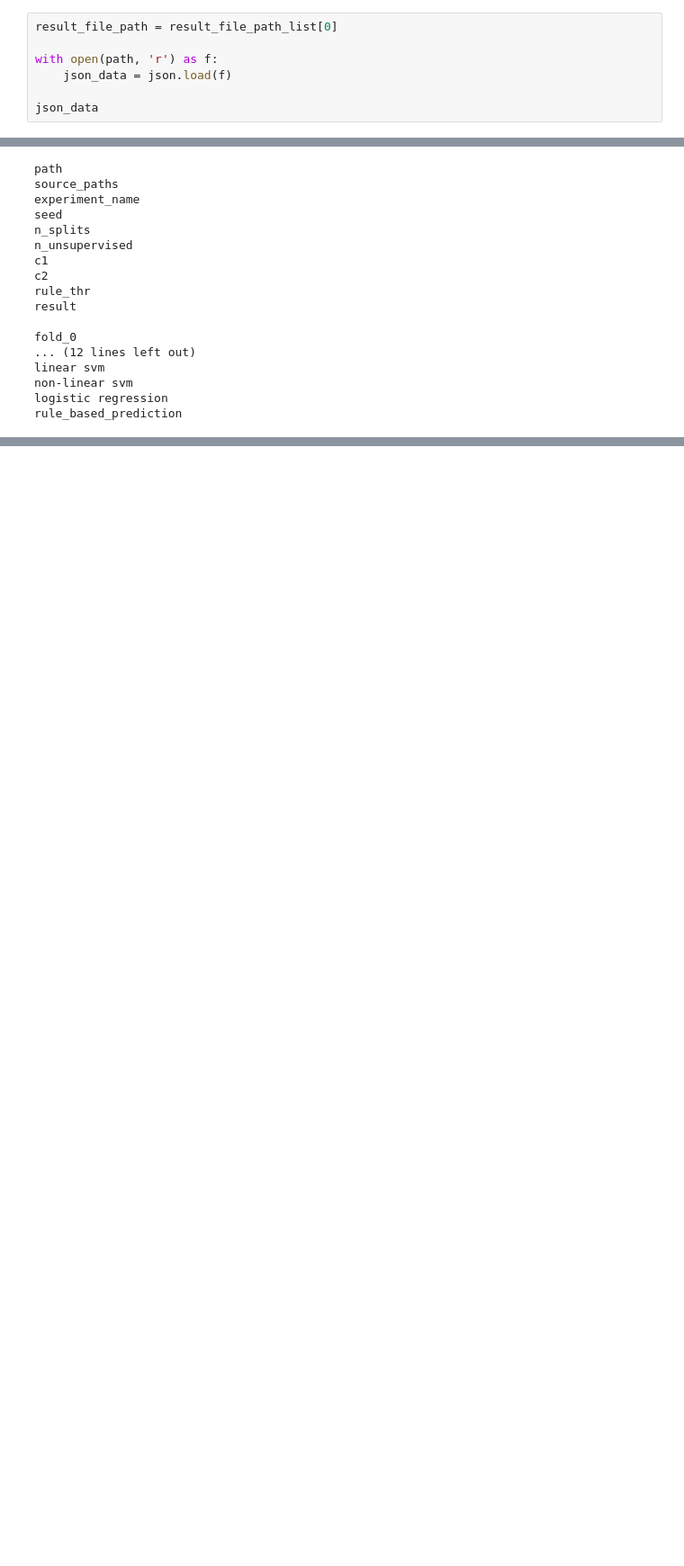
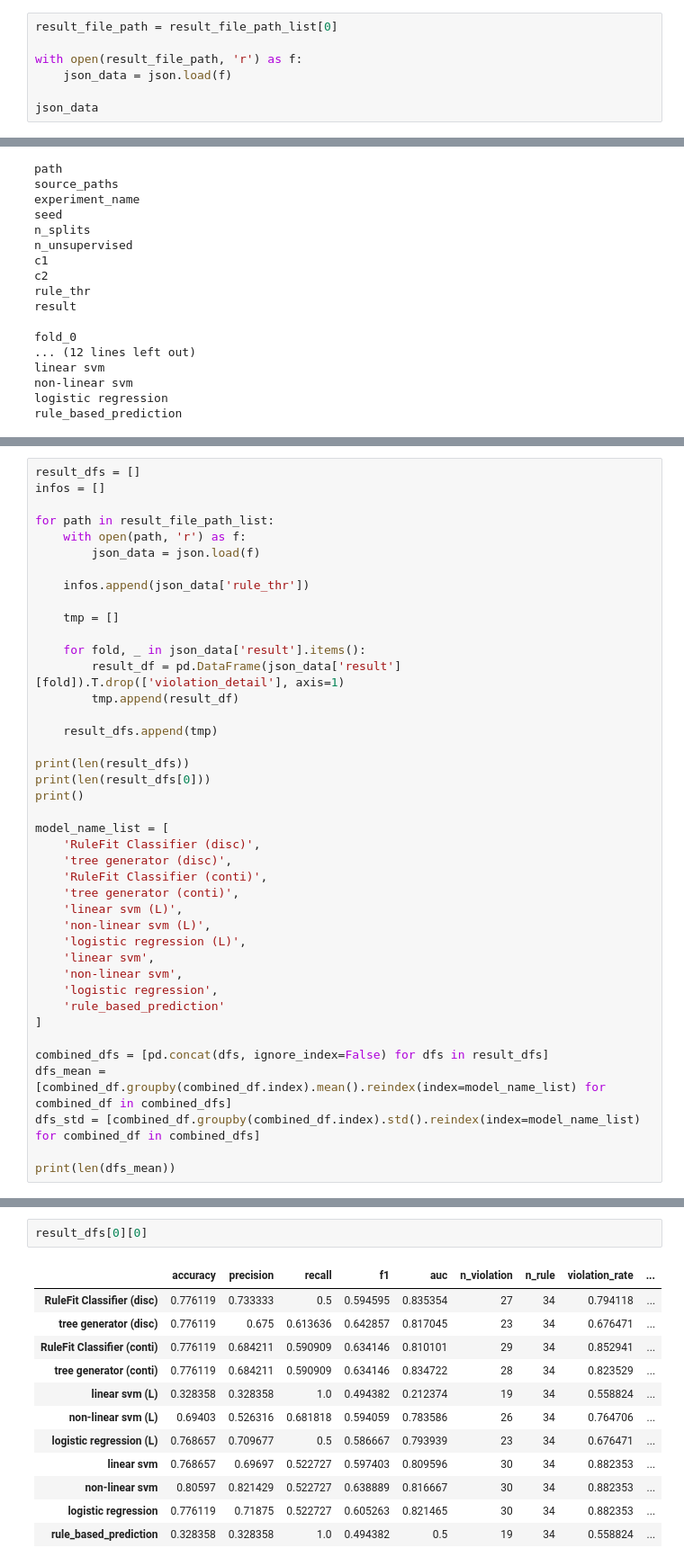
Before and after one commit to k-onoue/lukasiewicz_2, a Jupyter notebook: experiment_result/aggregation_10.ipynb, the cells around one changed output, grey strips where cells are left out. Shown at 90% size. Saved outputs shown, nothing was run; the diff lists cells and outputs as text; blank space fills up the shorter version.

```diff
--- a/experiment_result/aggregation_10.ipynb
+++ b/experiment_result/aggregation_10.ipynb
@@ -18,7 +18,7 @@ result_file_path_list = [
 # %%
 result_file_path = result_file_path_list[0]
 
-with open(path, 'r') as f:
+with open(result_file_path, 'r') as f:
     json_data = json.load(f)
 
 json_data
@@ -116,0 +107,41 @@ for path in result_file_path_list:
+# %%
+result_dfs = []
+infos = []
+
+for path in result_file_path_list:
+    with open(path, 'r') as f:
+        json_data = json.load(f)
+
+    infos.append(json_data['rule_thr'])
+
+    tmp = []
+
+    for fold, _ in json_data['result'].items():
+        result_df = pd.DataFrame(json_data['result'][fold]).T.drop(['violation_detail'], axis=1)
+        tmp.append(result_df)
+
+    result_dfs.append(tmp)
+
+print(len(result_dfs))
+print(len(result_dfs[0]))
+print()
+
+model_name_list = [
+    'RuleFit Classifier (disc)',
+    'tree generator (disc)',
+    'RuleFit Classifier (conti)',
+    'tree generator (conti)',
+    'linear svm (L)',
+    'non-linear svm (L)',
+    'logistic regression (L)',
+    'linear svm',
+    'non-linear svm',
+    'logistic regression',
+    'rule_based_prediction'
+]
+
+combined_dfs = [pd.concat(dfs, ignore_index=False) for dfs in result_dfs]
+dfs_mean = [combined_df.groupby(combined_df.index).mean().reindex(index=model_name_list) for combined_df in combined_dfs]
+dfs_std = [combined_df.groupby(combined_df.index).std().reindex(index=model_name_list) for combined_df in combined_dfs]
+
+print(len(dfs_mean))
@@ -116,0 +333,15 @@ for path in result_file_path_list:
+# %%
+result_dfs[0][0]
+# %% [output]
+|  | accuracy | precision | recall | f1 | auc | n_violation | n_rule | violation_rate | ... |
+| RuleFit Classifier (disc) | 0.776119 | 0.733333 | 0.5 | 0.594595 | 0.835354 | 27 | 34 | 0.794118 | ... |
+| tree generator (disc) | 0.776119 | 0.675 | 0.613636 | 0.642857 | 0.817045 | 23 | 34 | 0.676471 | ... |
+| RuleFit Classifier (conti) | 0.776119 | 0.684211 | 0.590909 | 0.634146 | 0.810101 | 29 | 34 | 0.852941 | ... |
+| tree generator (conti) | 0.776119 | 0.684211 | 0.590909 | 0.634146 | 0.834722 | 28 | 34 | 0.823529 | ... |
+| linear svm (L) | 0.328358 | 0.328358 | 1.0 | 0.494382 | 0.212374 | 19 | 34 | 0.558824 | ... |
+| non-linear svm (L) | 0.69403 | 0.526316 | 0.681818 | 0.594059 | 0.783586 | 26 | 34 | 0.764706 | ... |
+| logistic regression (L) | 0.768657 | 0.709677 | 0.5 | 0.586667 | 0.793939 | 23 | 34 | 0.676471 | ... |
+| linear svm | 0.768657 | 0.69697 | 0.522727 | 0.597403 | 0.809596 | 30 | 34 | 0.882353 | ... |
+| non-linear svm | 0.80597 | 0.821429 | 0.522727 | 0.638889 | 0.816667 | 30 | 34 | 0.882353 | ... |
+| logistic regression | 0.776119 | 0.71875 | 0.522727 | 0.605263 | 0.821465 | 30 | 34 | 0.882353 | ... |
+| rule_based_prediction | 0.328358 | 0.328358 | 1.0 | 0.494382 | 0.5 | 19 | 34 | 0.558824 | ... |
```
Also changed, not shown: parts of 23 cells of this notebook, 2 other files.
